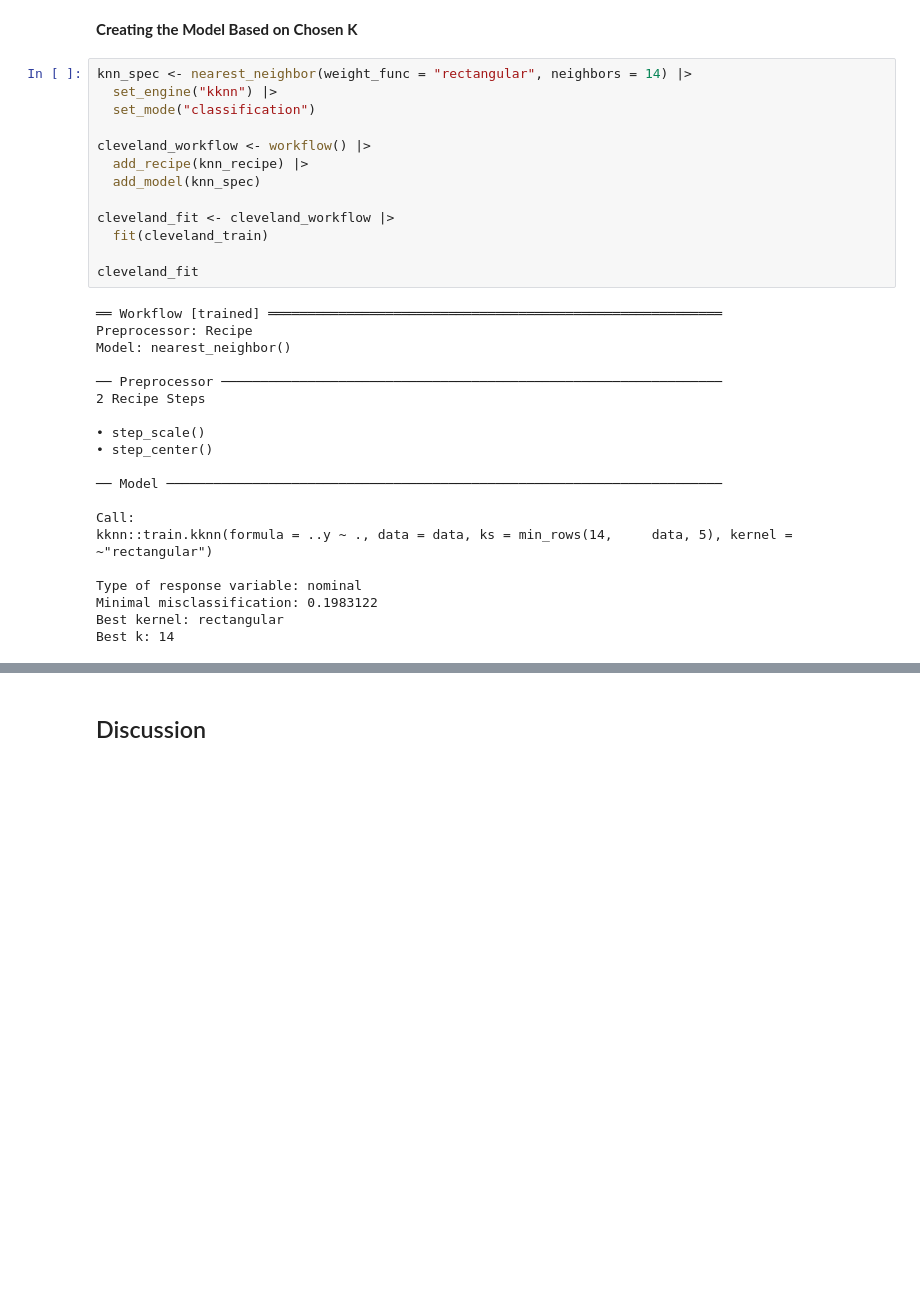
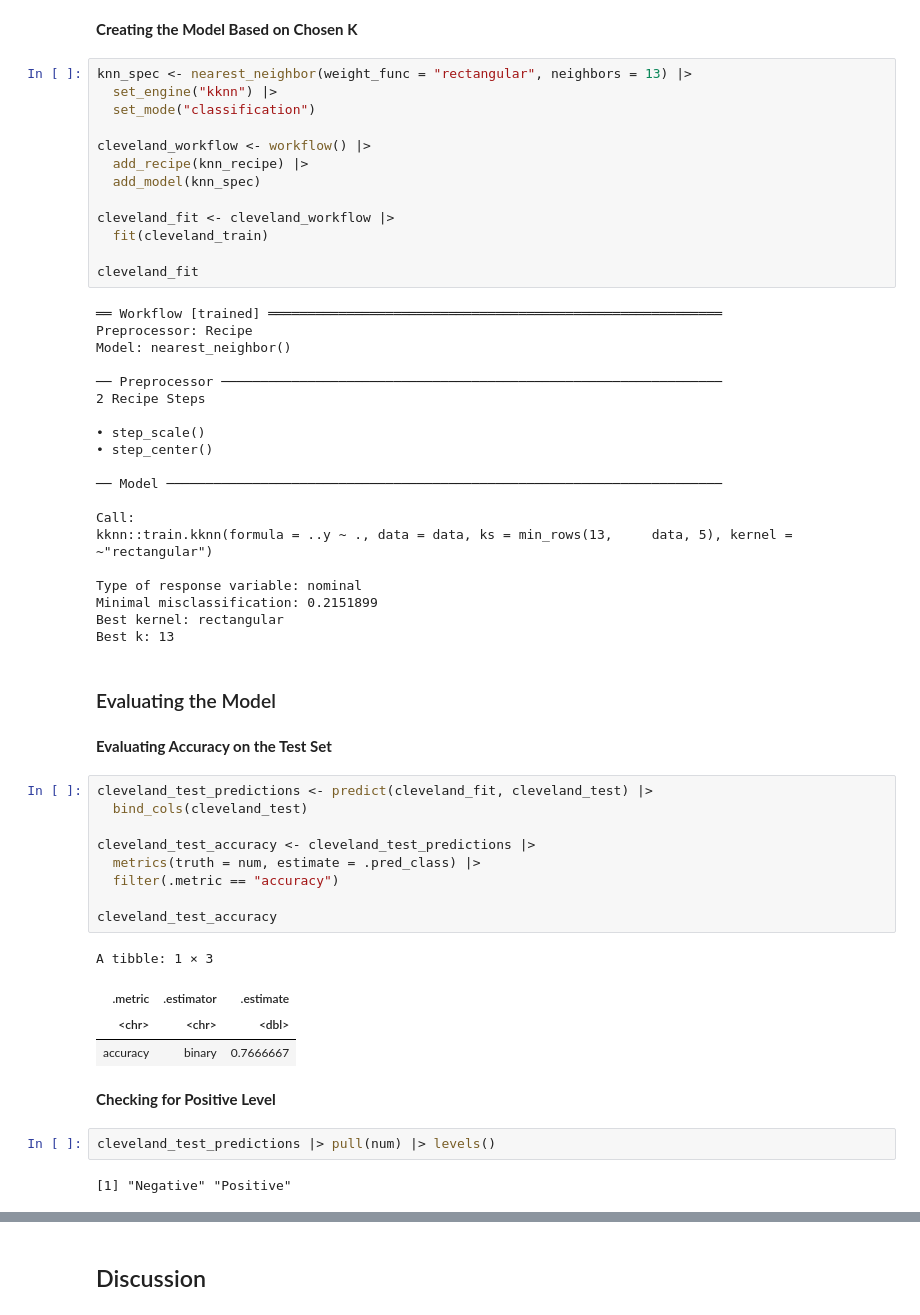
Before and after one commit to Jaboott/DSCI100-Project, a Jupyter notebook: Final_Report.ipynb, the cells around one changed output, grey strips where cells are left out. Cells and saved outputs as stored; diff of their text form; blank space fills up the shorter version.

Commit message:
Evaluated the model.

```diff
--- a/Final_Report.ipynb
+++ b/Final_Report.ipynb
@@ -736,7 +744,7 @@ accuracy_vs_k
 # %% [markdown]
 **Creating the Model Based on Chosen K**
 # %%
-knn_spec <- nearest_neighbor(weight_func = "rectangular", neighbors = 14) |>
+knn_spec <- nearest_neighbor(weight_func = "rectangular", neighbors = 13) |>
   set_engine("kknn") |>
   set_mode("classification")
 
@@ -762,9 +770,33 @@ Model: nearest_neighbor()
 ── Model ───────────────────────────────────────────────────────────────────────
 
 Call:
-kknn::train.kknn(formula = ..y ~ ., data = data, ks = min_rows(14,     data, 5), kernel = ~"rectangular")
+kknn::train.kknn(formula = ..y ~ ., data = data, ks = min_rows(13,     data, 5), kernel = ~"rectangular")
 
 Type of response variable: nominal
-Minimal misclassification: 0.1983122
+Minimal misclassification: 0.2151899
 Best kernel: rectangular
-Best k: 14
+Best k: 13
+# %% [markdown]
+### Evaluating the Model
+# %% [markdown]
+**Evaluating Accuracy on the Test Set**
+# %%
+cleveland_test_predictions <- predict(cleveland_fit, cleveland_test) |>
+  bind_cols(cleveland_test)
+
+cleveland_test_accuracy <- cleveland_test_predictions |>
+  metrics(truth = num, estimate = .pred_class) |>
+  filter(.metric == "accuracy")
+
+cleveland_test_accuracy
+# %% [output]
+A tibble: 1 × 3
+| .metric | .estimator | .estimate |
+| <chr> | <chr> | <dbl> |
+| accuracy | binary | 0.7666667 |
+# %% [markdown]
+**Checking for Positive Level**
+# %%
+cleveland_test_predictions |> pull(num) |> levels()
+# %% [output]
+[1] "Negative" "Positive"
```
Also changed, not shown: parts of 7 cells of this notebook.
